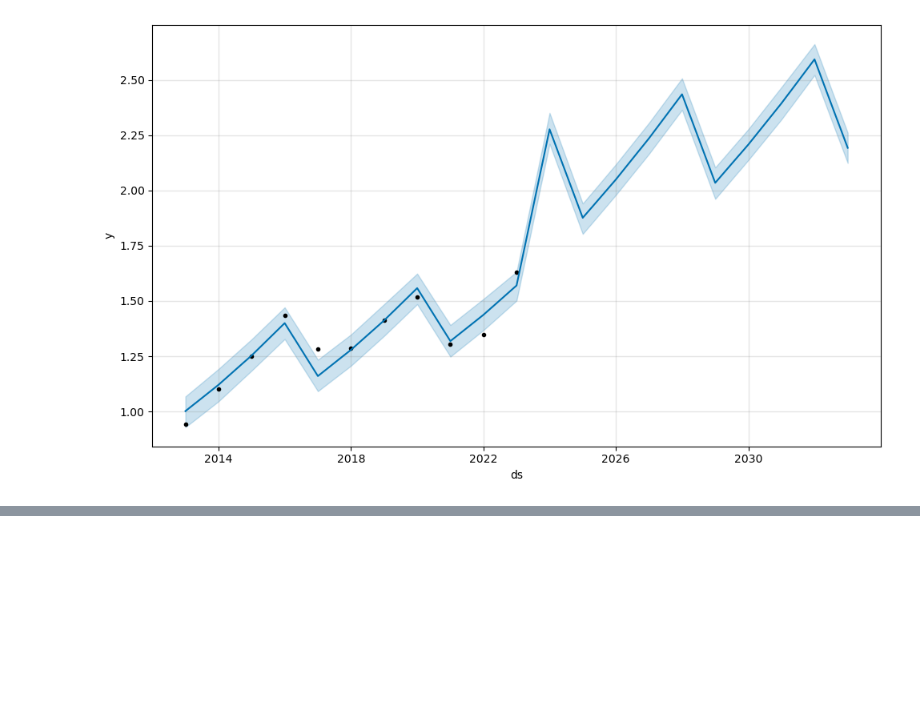
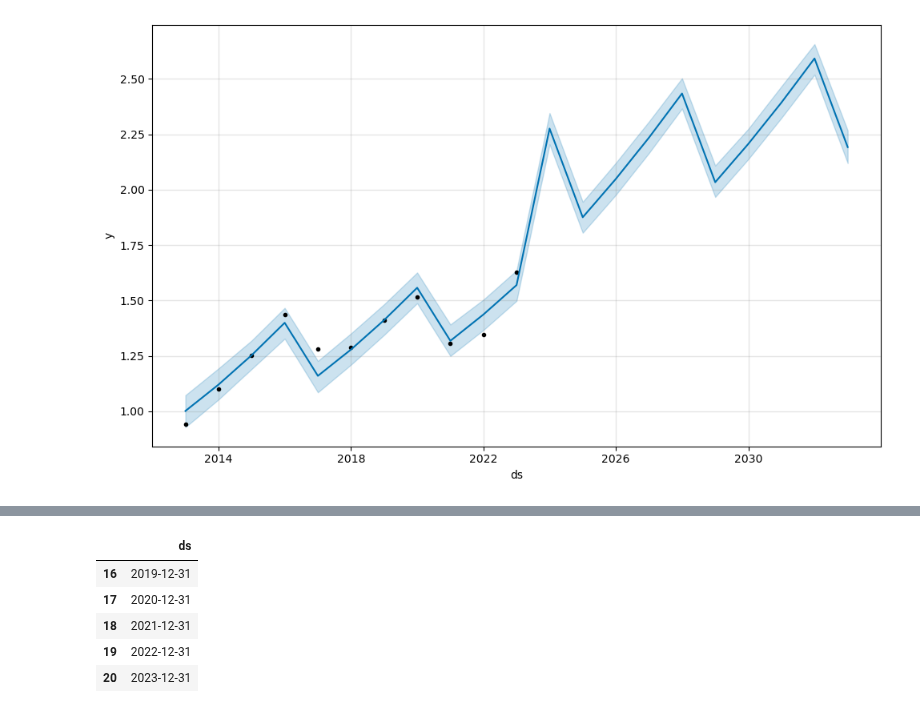
Before and after one commit to LaserLon/EDA, a Jupyter notebook: Chelsey/EDA_2.ipynb, the cells around one changed output, grey strips where cells are left out. Saved outputs shown, nothing was run; the diff lists cells and outputs as text; code cells hidden in the pictures; blank space fills up the shorter version.

```diff
--- a/Chelsey/EDA_2.ipynb
+++ b/Chelsey/EDA_2.ipynb
@@ -579,0 +597,12 @@ m.plot(forecast_temperature_trends);
+# %%
+# Create a future dataframe to hold predictions for GHG emissions
+# Prediction period set at 10 years
+future_GHG_trends = m2.make_future_dataframe(periods=10, freq="YE")
+future_GHG_trends.tail()
+# %% [output]
+|  | ds |
+| 16 | 2019-12-31 |
+| 17 | 2020-12-31 |
+| 18 | 2021-12-31 |
+| 19 | 2022-12-31 |
+| 20 | 2023-12-31 |
```
Also changed, not shown: parts of 15 cells of this notebook.
